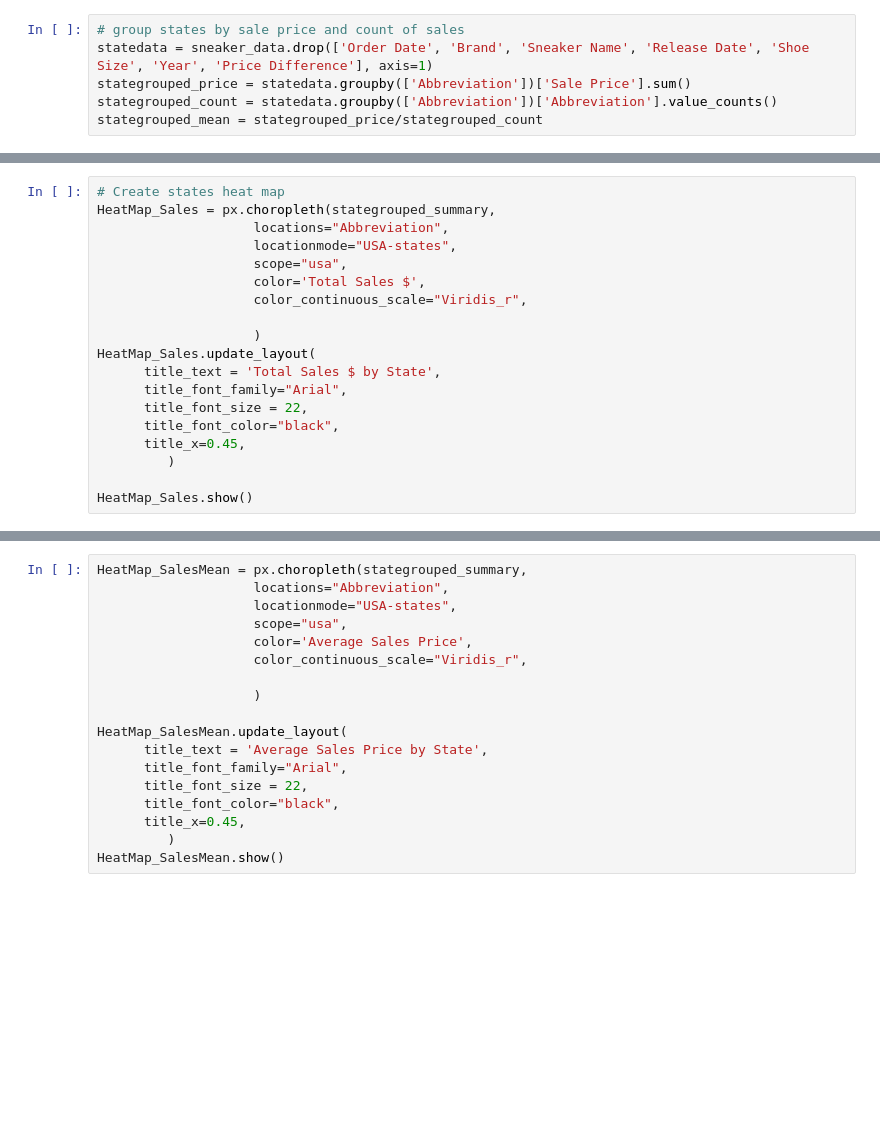
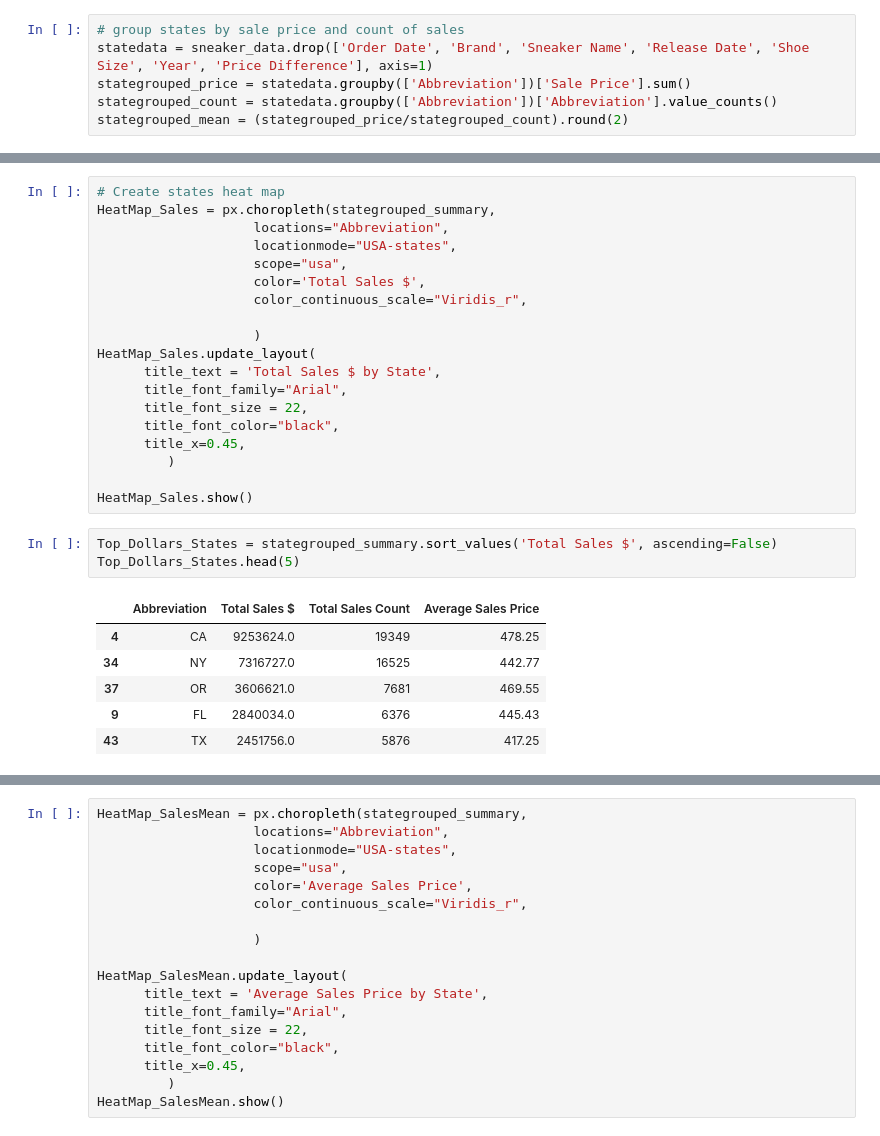
Before and after one commit to melissaa06/SNKRS_R_US, a Jupyter notebook: SneakerPy.ipynb, the cells around one changed output, grey strips where cells are left out. Cells and saved outputs as stored; diff of their text form; blank space fills up the shorter version.

Commit message:
added top and bottom 5 states by $ and sales

```diff
--- a/SneakerPy.ipynb
+++ b/SneakerPy.ipynb
@@ -156,7 +157,7 @@ plt.show()
 statedata = sneaker_data.drop(['Order Date', 'Brand', 'Sneaker Name', 'Release Date', 'Shoe Size', 'Year', 'Price Difference'], axis=1)
 stategrouped_price = statedata.groupby(['Abbreviation'])['Sale Price'].sum()
 stategrouped_count = statedata.groupby(['Abbreviation'])['Abbreviation'].value_counts()
-stategrouped_mean = stategrouped_price/stategrouped_count
+stategrouped_mean = (stategrouped_price/stategrouped_count).round(2)
 # %%
 #Create df for state summary
 stategrouped_summary = pd.DataFrame({"Total Sales $": stategrouped_price,
@@ -201,3 +202,13 @@ HeatMap_Sales.update_layout(
          )
 
 HeatMap_Sales.show()
+# %%
+Top_Dollars_States = stategrouped_summary.sort_values('Total Sales $', ascending=False)
+Top_Dollars_States.head(5)
+# %% [output]
+|  | Abbreviation | Total Sales $ | Total Sales Count | Average Sales Price |
+| 4 | CA | 9253624.0 | 19349 | 478.25 |
+| 34 | NY | 7316727.0 | 16525 | 442.77 |
+| 37 | OR | 3606621.0 | 7681 | 469.55 |
+| 9 | FL | 2840034.0 | 6376 | 445.43 |
+| 43 | TX | 2451756.0 | 5876 | 417.25 |
```
Also changed, not shown: parts of 7 cells of this notebook.
